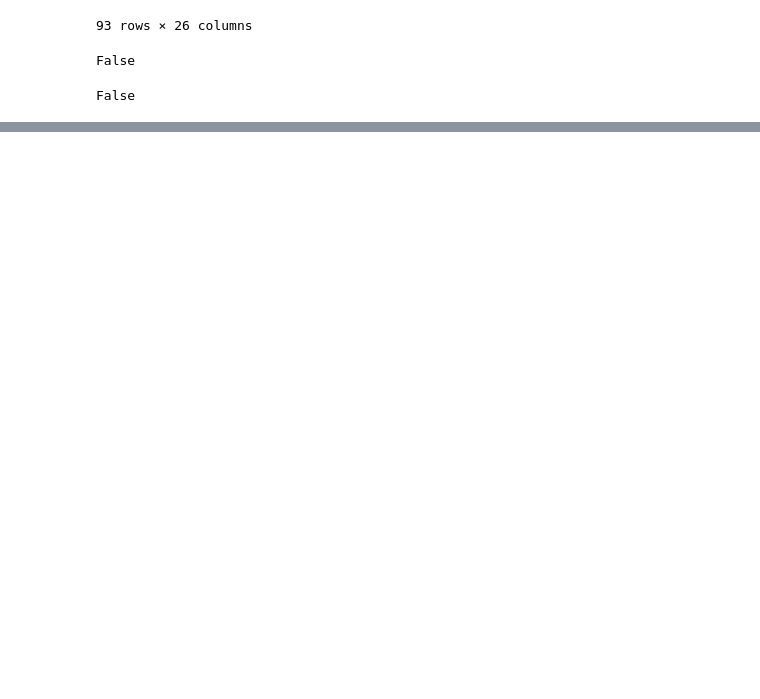
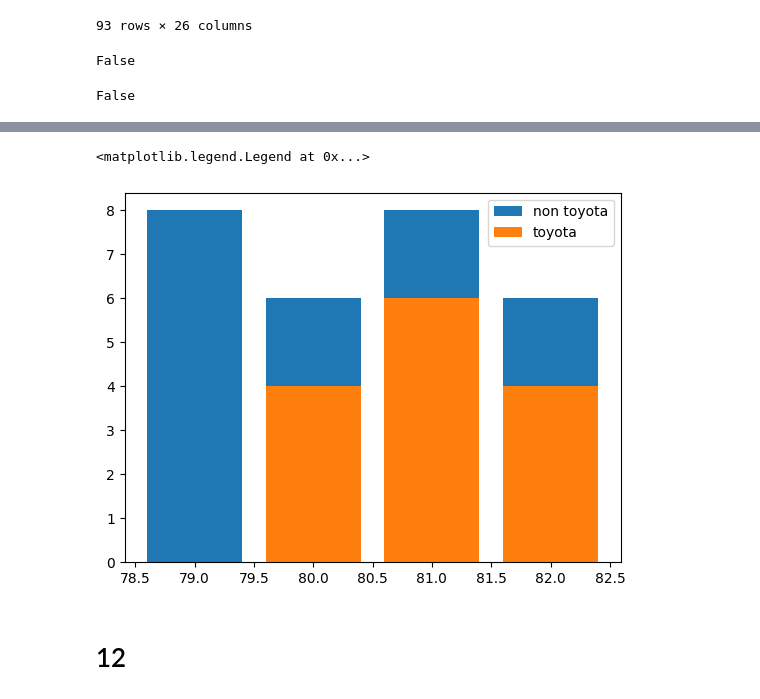
Before and after one commit to dalunwosu/DI-Bootcamp, a Jupyter notebook: Week 7/Day 1/Mandatory Exercise.ipynb, the cells around one changed output, grey strips where cells are left out. Saved outputs shown, nothing was run; the diff lists cells and outputs as text; code cells hidden in the pictures; blank space fills up the shorter version.

```diff
--- a/Week 7/Day 1/Mandatory Exercise.ipynb
+++ b/Week 7/Day 1/Mandatory Exercise.ipynb
@@ -301,0 +397,3 @@ merged.loc[:,~merged.columns.duplicated()]
+# %%
+toyota = df_mpg[(df_mpg['car_name'].str.contains('toyota')) & (df_mpg['model_year']>78)]
+toyota
@@ -301,0 +411,3 @@ merged.loc[:,~merged.columns.duplicated()]
+# %%
+non_toyota = df_mpg[~ df_mpg['car_name'].str.contains('toyota') & (df_mpg['model_year']>78)]
+non_toyota
@@ -301,0 +428,9 @@ merged.loc[:,~merged.columns.duplicated()]
+# %%
+plt.bar(non_toyota['model_year'],non_toyota['cylinders'],label = 'non toyota')
+plt.bar(toyota['model_year'],toyota['cylinders'],label = 'toyota')
+plt.legend()
+# %% [output]
+<matplotlib.legend.Legend at 0x...>
+[figure, added]
+# %% [markdown]
+# 12
```
Also changed, not shown: parts of 33 cells of this notebook, 2 other files.
